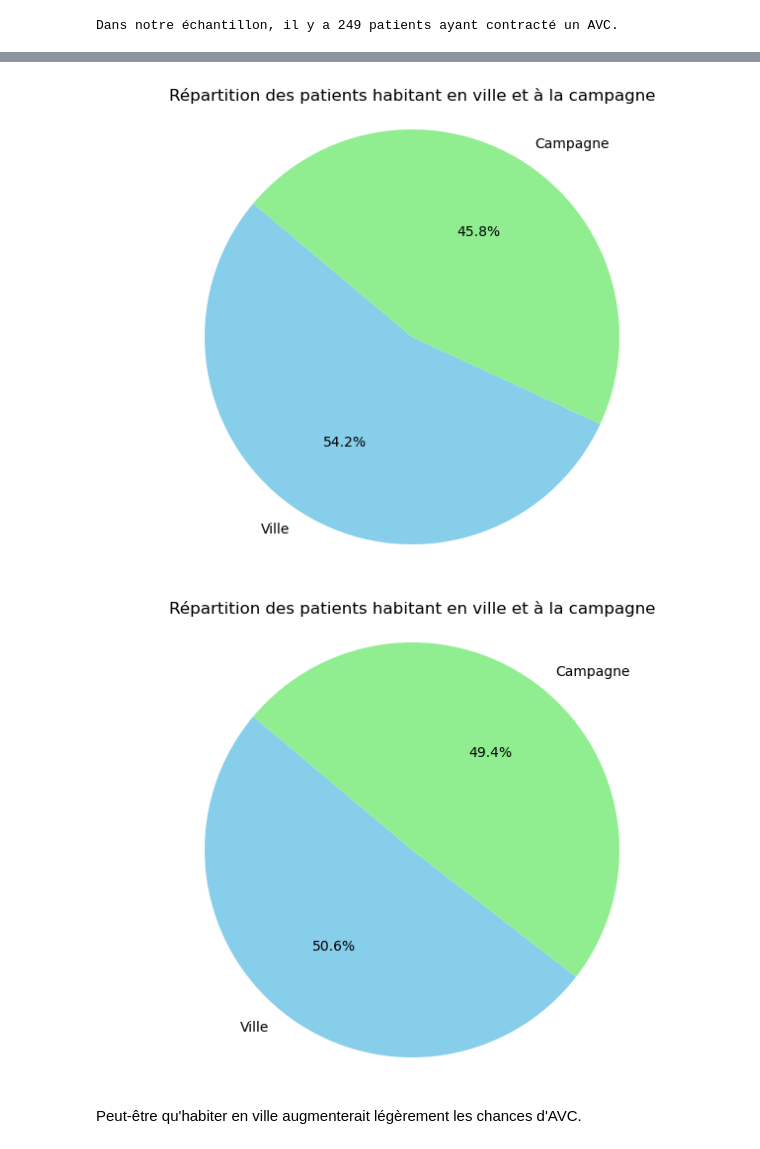
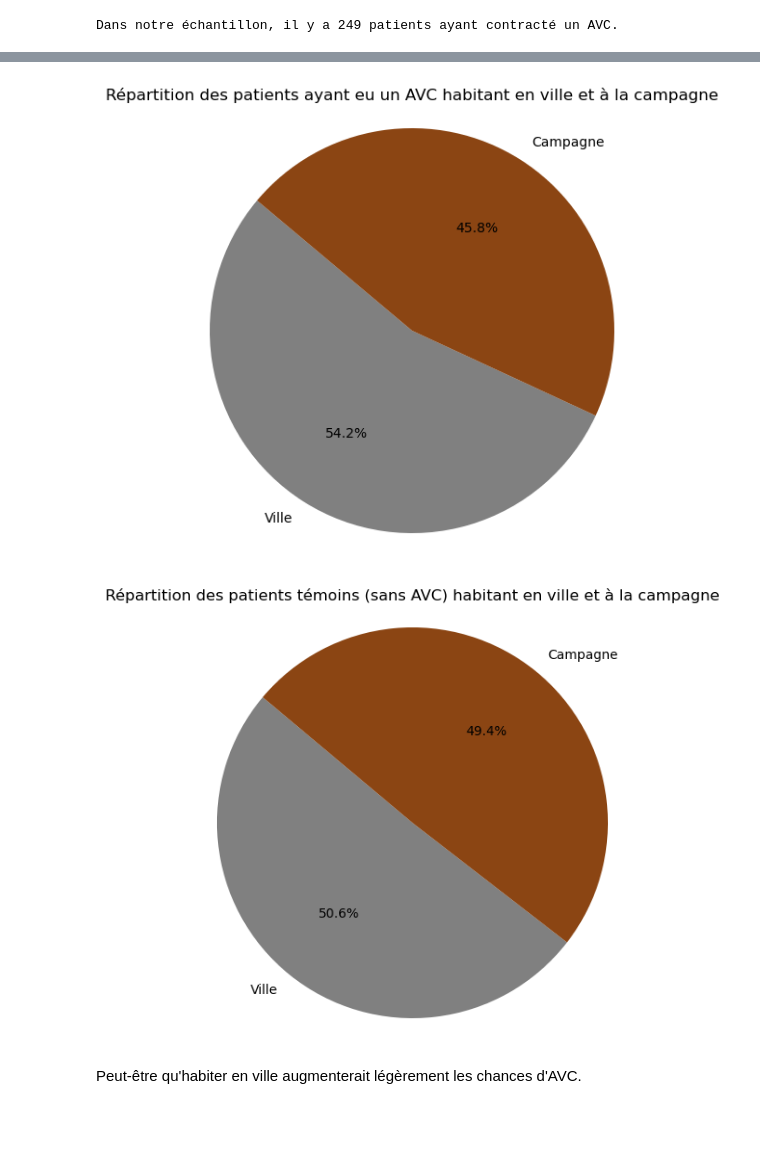
Before and after one commit to Antho-SJ/strocke-alert, a Jupyter notebook: Asj.ipynb, the cells around one changed output, grey strips where cells are left out. Cells and saved outputs as stored; diff of their text form; code cells hidden in the pictures; blank space fills up the shorter version.

```diff
--- a/Asj.ipynb
+++ b/Asj.ipynb
@@ -106,30 +183,29 @@ ruraux = (df_patient_avc['Residence_type'] == 'Rural').sum()
 
 nombre_patients = [urbains, ruraux]
 labels = ['Ville', 'Campagne']
-colors = ['skyblue', 'lightgreen']
+colors = ['grey', '#8B4513']
 
 plt.figure(figsize=(8, 6))
 plt.pie(nombre_patients, labels=labels, colors=colors, autopct='%1.1f%%', startangle=140)
-plt.title('Répartition des patients habitant en ville et à la campagne')
+plt.title('Répartition des patients ayant eu un AVC habitant en ville et à la campagne')
 plt.axis('equal')
 plt.show()
 # %% [output]
-[figure, old version]
+[figure, new version]
 # %%
-df_patient_no_avc = df.loc[df['stroke'] == 0,:]
 urbains = (df_patient_no_avc['Residence_type'] == 'Urban').sum()
 ruraux = (df_patient_no_avc['Residence_type'] == 'Rural').sum()
 
 nombre_patients = [urbains, ruraux]
 labels = ['Ville', 'Campagne']
-colors = ['skyblue', 'lightgreen']
+colors = ['grey', '#8B4513']
 
 plt.figure(figsize=(8, 6))
 plt.pie(nombre_patients, labels=labels, colors=colors, autopct='%1.1f%%', startangle=140)
-plt.title('Répartition des patients habitant en ville et à la campagne')
+plt.title('Répartition des patients témoins (sans AVC) habitant en ville et à la campagne')
 plt.axis('equal')
 plt.show()
 # %% [output]
-[figure, old version]
+[figure, new version]
 # %% [markdown]
 Peut-être qu'habiter en ville augmenterait légèrement les chances d'AVC.
```
Also changed, not shown: parts of 13 cells of this notebook.
